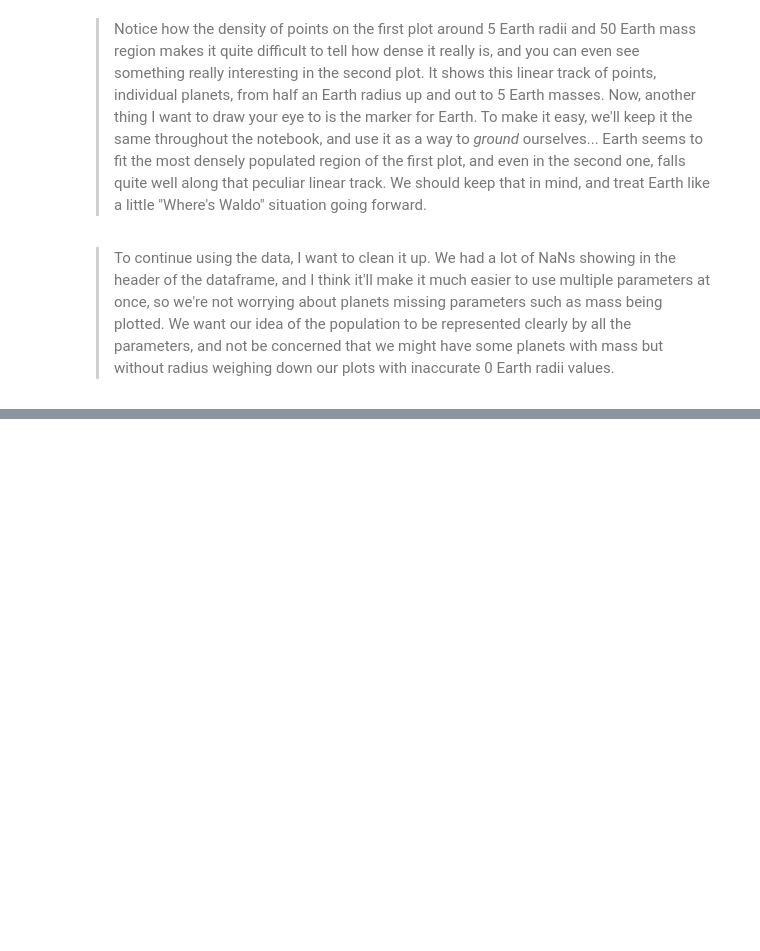
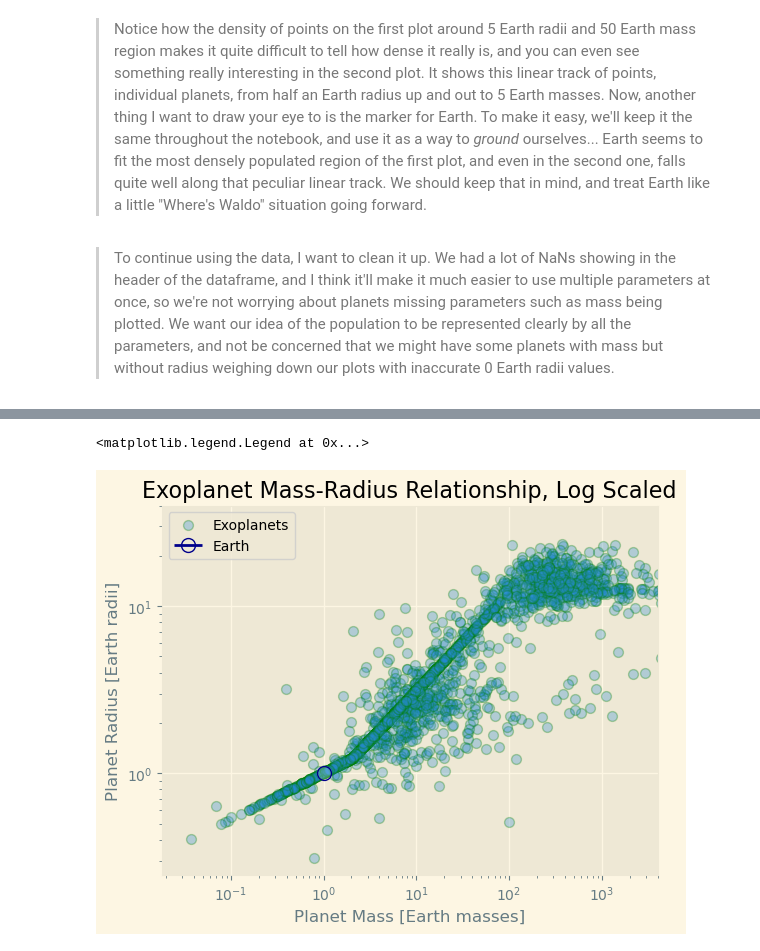
Before and after one commit to nirihs/Exo_Pop_Project, a Jupyter notebook: final_project.ipynb, the cells around one changed output, grey strips where cells are left out. Cells and saved outputs as stored; diff of their text form; code cells hidden in the pictures; blank space fills up the shorter version.

```diff
--- a/final_project.ipynb
+++ b/final_project.ipynb
@@ -218,0 +132,3 @@ plt.legend()
+# %%
+exo_data = exo_data.dropna(subset=['Insolation Flux [Earth flux]', 'Stellar Effective Temperature [K]', 'Stellar Luminosity [log10(solar)]', 'Semimajor Axis [au]'])
+print(len(exo_data))
@@ -218,0 +139,10 @@ plt.legend()
+# %%
+ax = exo_data.plot(x='Planet Mass [Earth masses]', y='Planet Radius [Earth radii]', alpha=0.3, xlim=(0,4000), ylim=(0,40), kind='scatter', logx=True, logy=True, s=50, edgecolor='green', label='Exoplanets')
+# Plotting Earth on there too!
+ax.plot(1, 1, marker='o', color='white', alpha=0.2, markersize=10, zorder=999)
+ax.plot(1, 1, marker='o', color='darkblue', markersize=10, markerfacecolor='none', zorder=1000, label='Earth')
+ax.set_title('Exoplanet Mass-Radius Relationship, Log Scaled')
+ax.legend()
+# %% [output]
+<matplotlib.legend.Legend at 0x...>
+[figure, added]
```
Also changed, not shown: parts of 50 cells of this notebook, 4 other files.
